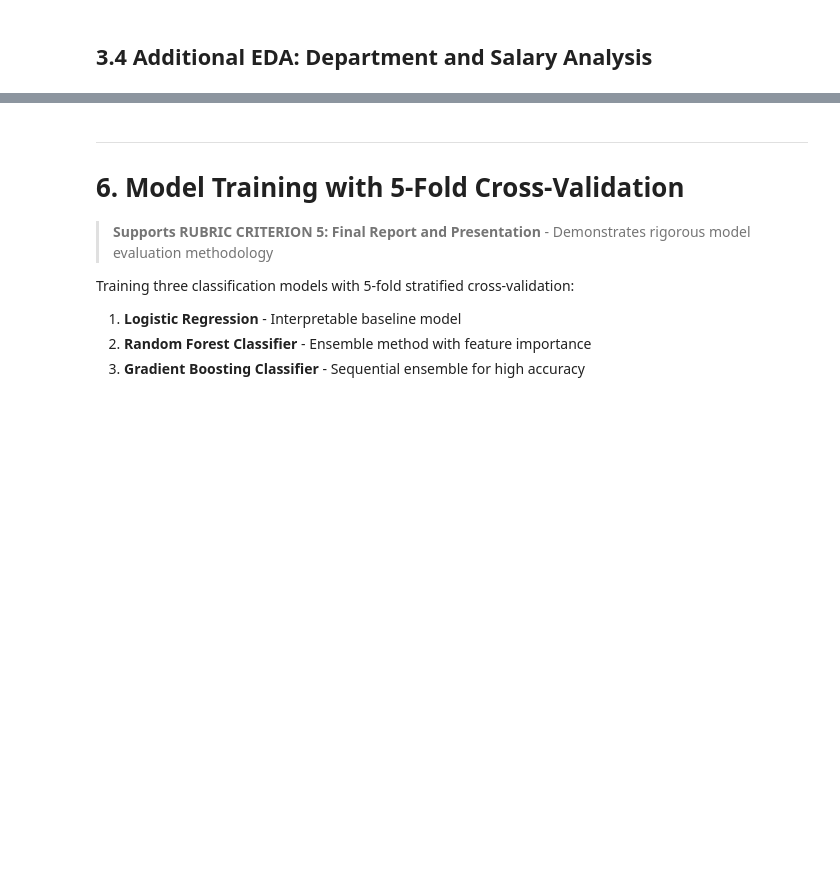
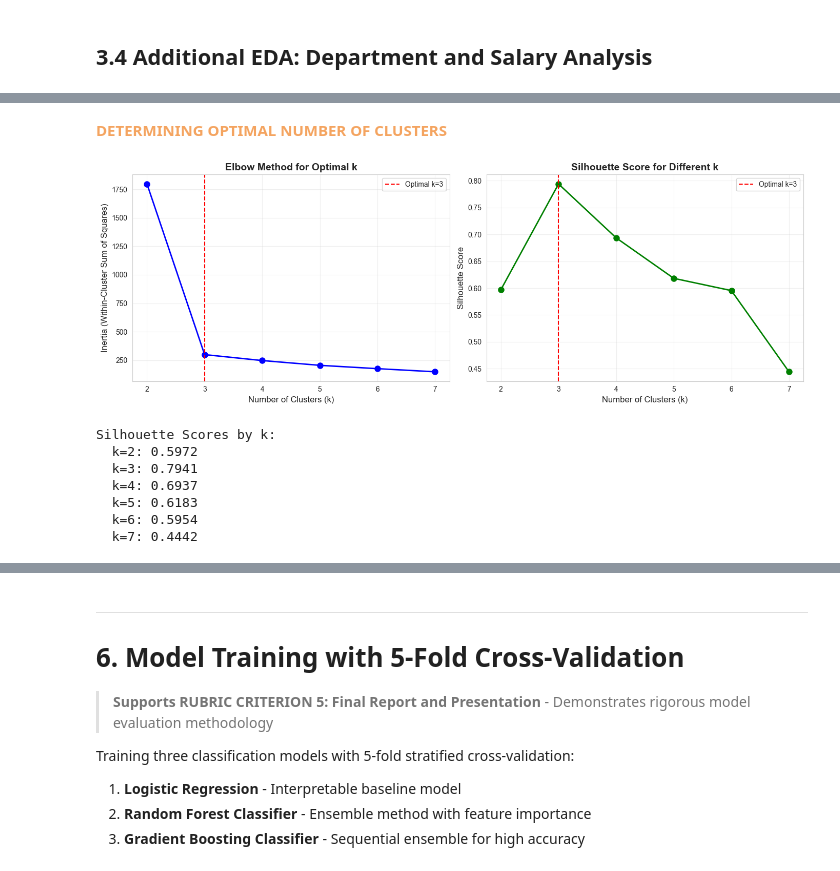
Before and after one commit to rlogwood/fs-rl-notebooks, a Jupyter notebook: assignments/unit3_machine_learning/Unit3_CourseEndProject/EmployeeTurnover.ipynb, the cells around one changed output, grey strips where cells are left out. Cells and saved outputs as stored; diff of their text form; code cells hidden in the pictures; blank space fills up the shorter version.

```diff
--- a/assignments/unit3_machine_learning/Unit3_CourseEndProject/EmployeeTurnover.ipynb
+++ b/assignments/unit3_machine_learning/Unit3_CourseEndProject/EmployeeTurnover.ipynb
@@ -831,8 +1037,6 @@ print("  - last_evaluation")
 # %%
 # Elbow Method to determine optimal number of clusters
-print("="*70)
-print("DETERMINING OPTIMAL NUMBER OF CLUSTERS")
-print("="*70)
+tu.print_sub_heading("DETERMINING OPTIMAL NUMBER OF CLUSTERS")
 
 # Standardize features
 scaler = StandardScaler()
@@ -848,36 +1052,41 @@ for k in k_range:
     kmeans.fit(X_scaled)
     inertias.append(kmeans.inertia_)
     silhouette_scores.append(silhouette_score(X_scaled, kmeans.labels_))
 
 # Plot Elbow curve and Silhouette scores
 fig, axes = plt.subplots(1, 2, figsize=(14, 5))
 
 # Elbow curve
 axes[0].plot(k_range, inertias, 'bo-', linewidth=2, markersize=8)
 axes[0].set_xlabel('Number of Clusters (k)', fontsize=12)
 axes[0].set_ylabel('Inertia (Within-Cluster Sum of Squares)', fontsize=12)
 axes[0].set_title('Elbow Method for Optimal k', fontsize=14, fontweight='bold')
 axes[0].axvline(x=3, color='red', linestyle='--', label='Optimal k=3')
 axes[0].legend()
 axes[0].grid(True, alpha=0.3)
 
 # Silhouette scores
 axes[1].plot(k_range, silhouette_scores, 'go-', linewidth=2, markersize=8)
 axes[1].set_xlabel('Number of Clusters (k)', fontsize=12)
 axes[1].set_ylabel('Silhouette Score', fontsize=12)
 axes[1].set_title('Silhouette Score for Different k', fontsize=14, fontweight='bold')
 axes[1].axvline(x=3, color='red', linestyle='--', label='Optimal k=3')
 axes[1].legend()
 axes[1].grid(True, alpha=0.3)
 
 plt.tight_layout()
 plt.show()
 
-print("\nSilhouette Scores by k:")
+print(tu.bold_text("\nSilhouette Scores by k:"))
 for k, score in zip(k_range, silhouette_scores):
     print(f"  k={k}: {score:.4f}")
-
-print("\nJustification for k=3:")
-print("  - Elbow curve shows diminishing returns after k=3")
-print(f"  - Silhouette score at k=3: {silhouette_scores[1]:.4f}")
-print("  - Three clusters provide interpretable business insights")
+# %% [output]
+DETERMINING OPTIMAL NUMBER OF CLUSTERS
+[figure, added]
+Silhouette Scores by k:
+  k=2: 0.5972
+  k=3: 0.7941
+  k=4: 0.6937
+  k=5: 0.6183
+  k=6: 0.5954
+  k=7: 0.4442
```
Also changed, not shown: parts of 79 cells of this notebook.
